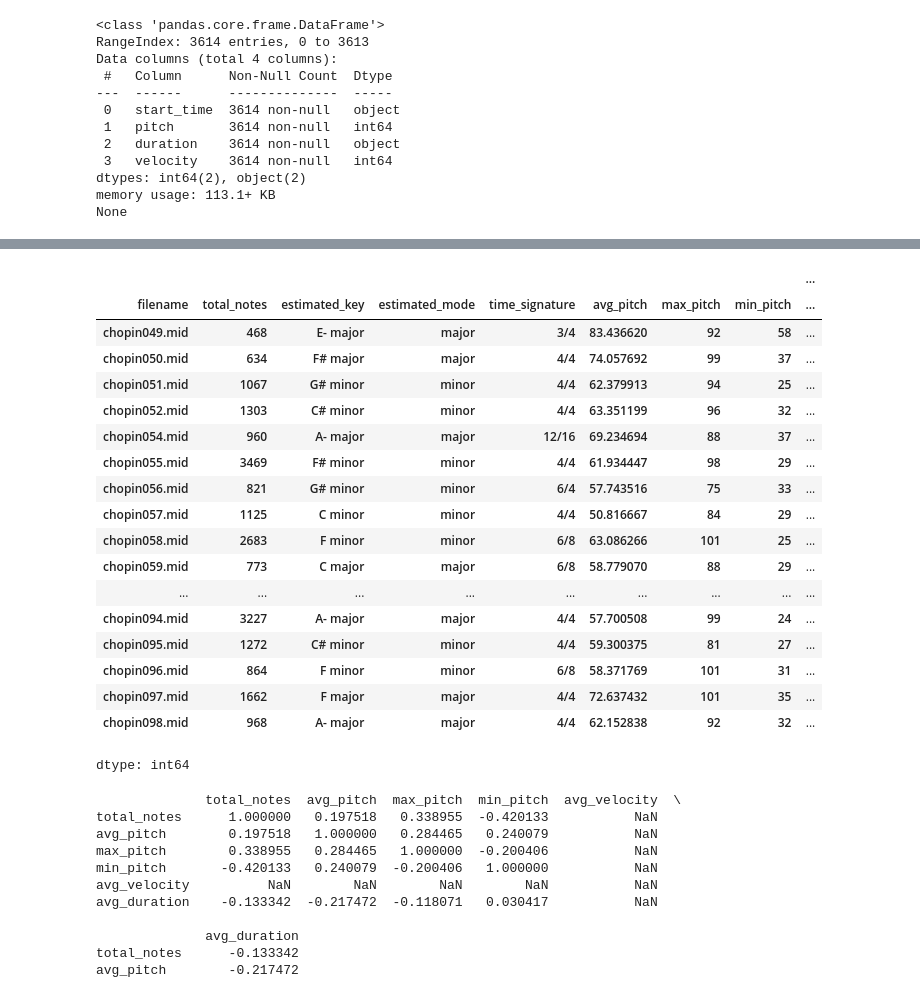
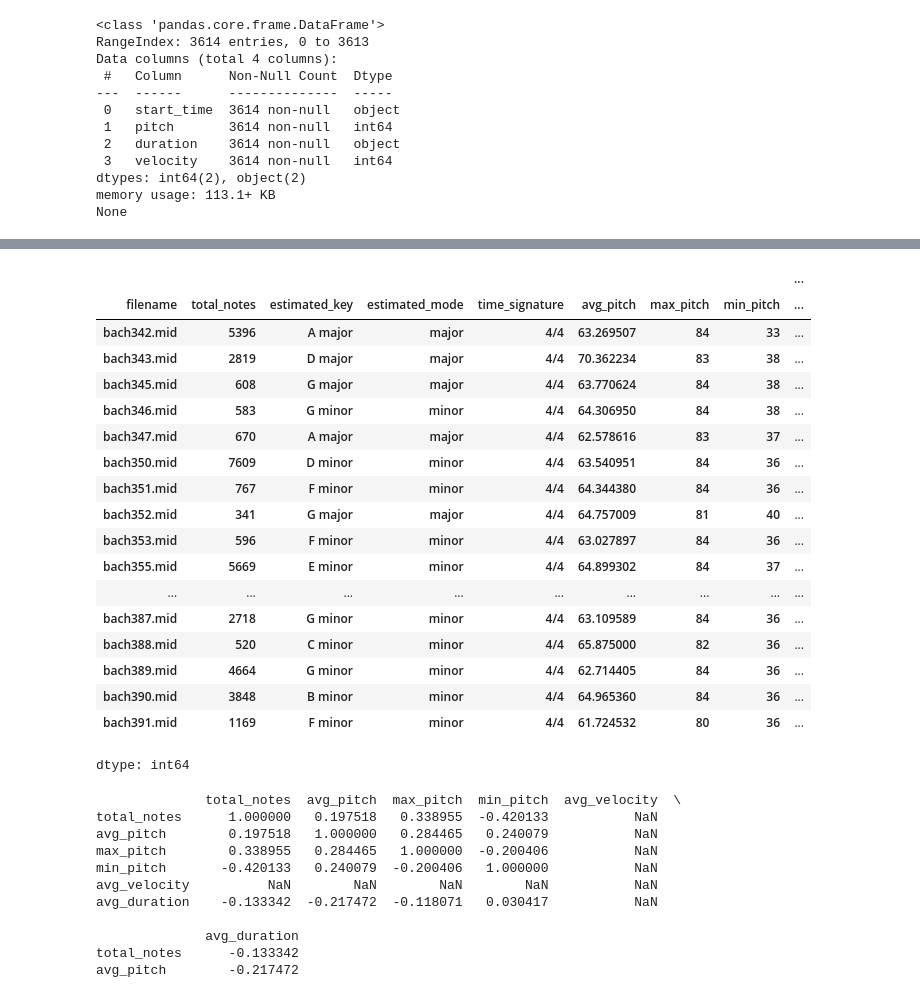
Before and after one commit to WiggleCode/AAI-511-Group3-Final-Project, a Jupyter notebook: Musical_NN_EDA.ipynb, the cells around one changed output, grey strips where cells are left out. Cells and saved outputs as stored; diff of their text form; code cells hidden in the pictures.

```diff
--- a/Musical_NN_EDA.ipynb
+++ b/Musical_NN_EDA.ipynb
@@ -104,24 +270,24 @@ df_schumann = analyze_midi_folder('/content/Composer_Dataset/NN_midi_files_exten
 # %%
-df_chopin.value_counts()
+df_bach.value_counts()
 # %% [output]
 |  |  |  |  |  |  |  |  | ... |
 | filename | total_notes | estimated_key | estimated_mode | time_signature | avg_pitch | max_pitch | min_pitch | ... |
-| chopin049.mid | 468 | E- major | major | 3/4 | 83.436620 | 92 | 58 | ... |
-| chopin050.mid | 634 | F# major | major | 4/4 | 74.057692 | 99 | 37 | ... |
-| chopin051.mid | 1067 | G# minor | minor | 4/4 | 62.379913 | 94 | 25 | ... |
-| chopin052.mid | 1303 | C# minor | minor | 4/4 | 63.351199 | 96 | 32 | ... |
-| chopin054.mid | 960 | A- major | major | 12/16 | 69.234694 | 88 | 37 | ... |
-| chopin055.mid | 3469 | F# minor | minor | 4/4 | 61.934447 | 98 | 29 | ... |
-| chopin056.mid | 821 | G# minor | minor | 6/4 | 57.743516 | 75 | 33 | ... |
-| chopin057.mid | 1125 | C minor | minor | 4/4 | 50.816667 | 84 | 29 | ... |
-| chopin058.mid | 2683 | F minor | minor | 6/8 | 63.086266 | 101 | 25 | ... |
-| chopin059.mid | 773 | C major | major | 6/8 | 58.779070 | 88 | 29 | ... |
+| bach342.mid | 5396 | A major | major | 4/4 | 63.269507 | 84 | 33 | ... |
+| bach343.mid | 2819 | D major | major | 4/4 | 70.362234 | 83 | 38 | ... |
+| bach345.mid | 608 | G major | major | 4/4 | 63.770624 | 84 | 38 | ... |
+| bach346.mid | 583 | G minor | minor | 4/4 | 64.306950 | 84 | 38 | ... |
+| bach347.mid | 670 | A major | major | 4/4 | 62.578616 | 83 | 37 | ... |
+| bach350.mid | 7609 | D minor | minor | 4/4 | 63.540951 | 84 | 36 | ... |
+| bach351.mid | 767 | F minor | minor | 4/4 | 64.344380 | 84 | 36 | ... |
+| bach352.mid | 341 | G major | major | 4/4 | 64.757009 | 81 | 40 | ... |
+| bach353.mid | 596 | F minor | minor | 4/4 | 63.027897 | 84 | 36 | ... |
+| bach355.mid | 5669 | E minor | minor | 4/4 | 64.899302 | 84 | 37 | ... |
 | ... | ... | ... | ... | ... | ... | ... | ... | ... |
-| chopin094.mid | 3227 | A- major | major | 4/4 | 57.700508 | 99 | 24 | ... |
-| chopin095.mid | 1272 | C# minor | minor | 4/4 | 59.300375 | 81 | 27 | ... |
-| chopin096.mid | 864 | F minor | minor | 6/8 | 58.371769 | 101 | 31 | ... |
-| chopin097.mid | 1662 | F major | major | 4/4 | 72.637432 | 101 | 35 | ... |
-| chopin098.mid | 968 | A- major | major | 4/4 | 62.152838 | 92 | 32 | ... |
+| bach387.mid | 2718 | G minor | minor | 4/4 | 63.109589 | 84 | 36 | ... |
+| bach388.mid | 520 | C minor | minor | 4/4 | 65.875000 | 82 | 36 | ... |
+| bach389.mid | 4664 | G minor | minor | 4/4 | 62.714405 | 84 | 36 | ... |
+| bach390.mid | 3848 | B minor | minor | 4/4 | 64.965360 | 84 | 36 | ... |
+| bach391.mid | 1169 | F minor | minor | 4/4 | 61.724532 | 80 | 36 | ... |
 dtype: int64
 # %%
 import matplotlib.pyplot as plt
```
Also changed, not shown: parts of 9 cells of this notebook.
